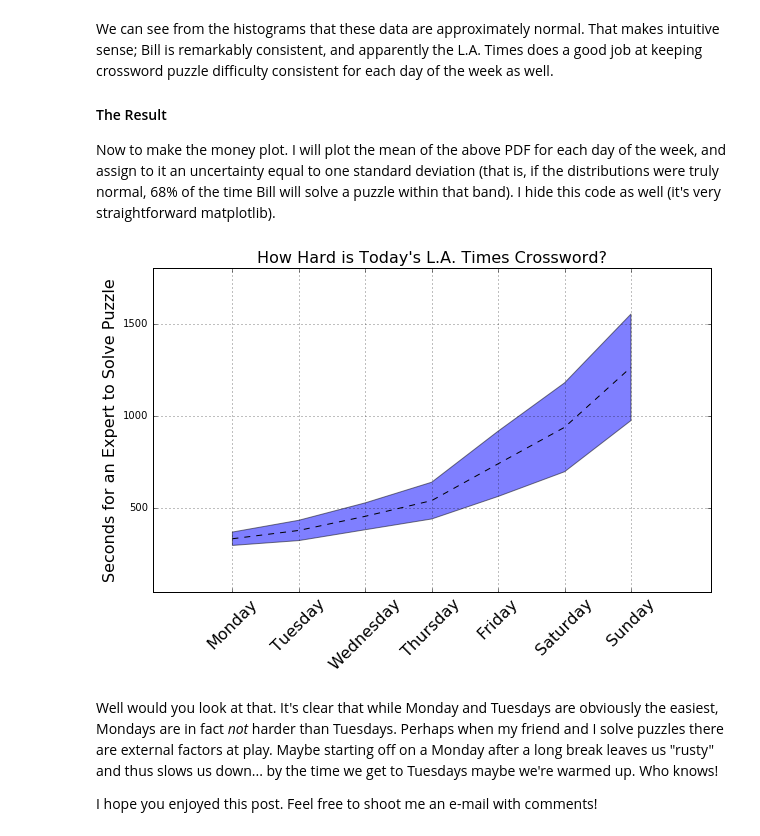
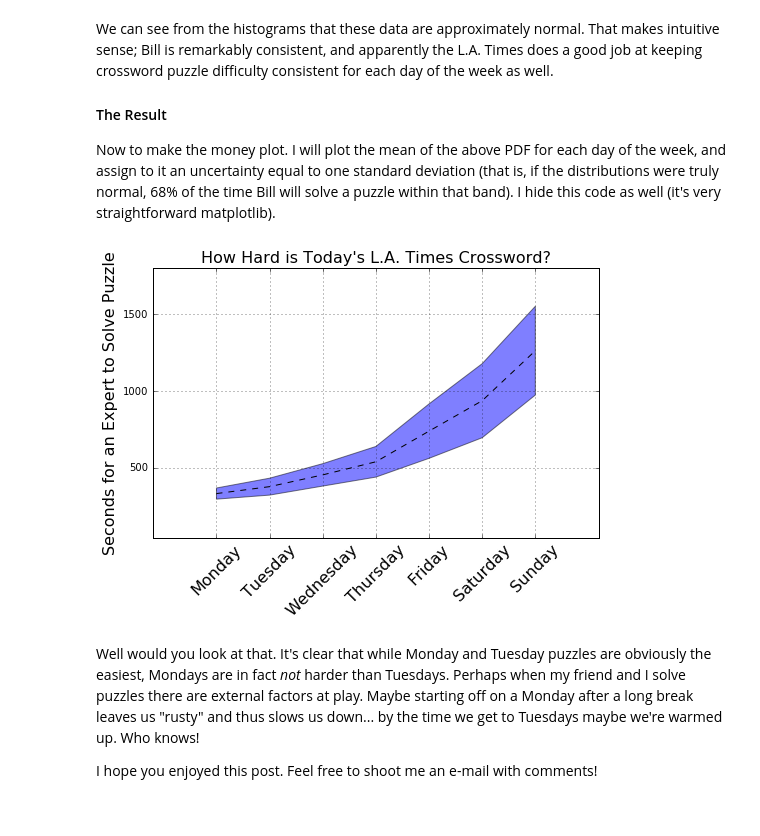
Before and after one commit to kaleko/blog, a Jupyter notebook: content/2016-7-7-xword-difficulty.ipynb, the cells around one changed output. Cells and saved outputs as stored; diff of their text form; code cells hidden in the pictures.

Commit message:
update xword post, mostly reformatting to look good on blog

```diff
--- a/content/2016-7-7-xword-difficulty.ipynb
+++ b/content/2016-7-7-xword-difficulty.ipynb
@@ -137,15 +134,12 @@ for ipage in xrange(1,ndays,1):
 
     # Form the URL based on an obvious pattern
     myurl = 'http://www.laxcrossword.com/page/%d' % ipage
-    if not ipage % 100:
-        print 'Analyzing url %s ...' % myurl
 
     # Try to scrape the URL and catch/report any exceptions.
     try:
         thisTime, thisDay, thisAuthor = scrapeURL(myurl)
     except Exception as e:
         #print 'EXCEPTION: %s' % e
-        #print '  Exception occured on url: %s' % myurl
         continue
 
     # This covers rare failure modes where there are typos in the day of the week,
@@ -214,7 +197,7 @@ for day in viable_days:
     if day not in ['Monday', 'Tuesday', 'Wednesday']: continue
 
     # Use matplotlib to actually draw the histogram
-    myfig = plt.figure(figsize=(10,6))
+    myfig = plt.figure(figsize=(8,5))
     myhist = plt.hist(times_trunk,bins=bins, alpha=0.4, \
                       label='%s: $\mu$=%0.1f, $\sigma$=%0.1f'%(day,mu,std), \
                       normed=True, color=colors[day])
@@ -248,32 +231,32 @@ Now to make the money plot. I will plot the mean of the above PDF for each day o
 # %%
 #ignore
 
-plt.figure(figsize=(10,6))
+plt.figure(figsize=(8,5))
 xvals, yvals = [], []
 yerrs = []
 for x in xrange(len(viable_days)):
     day = viable_days[x]
     xvals.append(x)
     yvals.append(means_errs[day][0])
     yerrs.append(means_errs[day][1])
 xvals = np.array(xvals)
 yvals = np.array(yvals)
 yerrs = np.array(yerrs)
 #plt.errorbar(xvals,yvals,yerr=yerrs,fmt='*',color='k')
 plt.plot(xvals,yvals,'k--')
 plt.fill_between(xvals, yvals+yerrs, yvals-yerrs, facecolor='b', alpha=0.5)
 plt.grid(True)
 # You can specify a rotation for the tick labels in degrees or with keywords.
 plt.xticks(xvals, viable_days, rotation=45,fontsize=16)
 # Pad margins so that markers don't get clipped by the axes
 plt.margins(0.2)
 # Tweak spacing to prevent clipping of tick-labels
 plt.subplots_adjust(bottom=0.15)
 plt.ylabel('Seconds for an Expert to Solve Puzzle',fontsize=16)
 dummy = plt.title('How Hard is Today\'s L.A. Times Crossword?',fontsize=16)
 # %% [output]
-[figure, old version]
+[figure, new version]
 # %% [markdown]
-Well would you look at that. It's clear that while Monday and Tuesdays are obviously the easiest, Mondays are in fact _not_ harder than Tuesdays. Perhaps when my friend and I solve puzzles there are external factors at play. Maybe starting off on a Monday after a long break leaves us "rusty" and thus slows us down... by the time we get to Tuesdays maybe we're warmed up. Who knows!
+Well would you look at that. It's clear that while Monday and Tuesday puzzles are obviously the easiest, Mondays are in fact _not_ harder than Tuesdays. Perhaps when my friend and I solve puzzles there are external factors at play. Maybe starting off on a Monday after a long break leaves us "rusty" and thus slows us down... by the time we get to Tuesdays maybe we're warmed up. Who knows!
 
 I hope you enjoyed this post. Feel free to shoot me an e-mail with comments!
```
Also changed, not shown: parts of 7 cells of this notebook, 1 other file.
